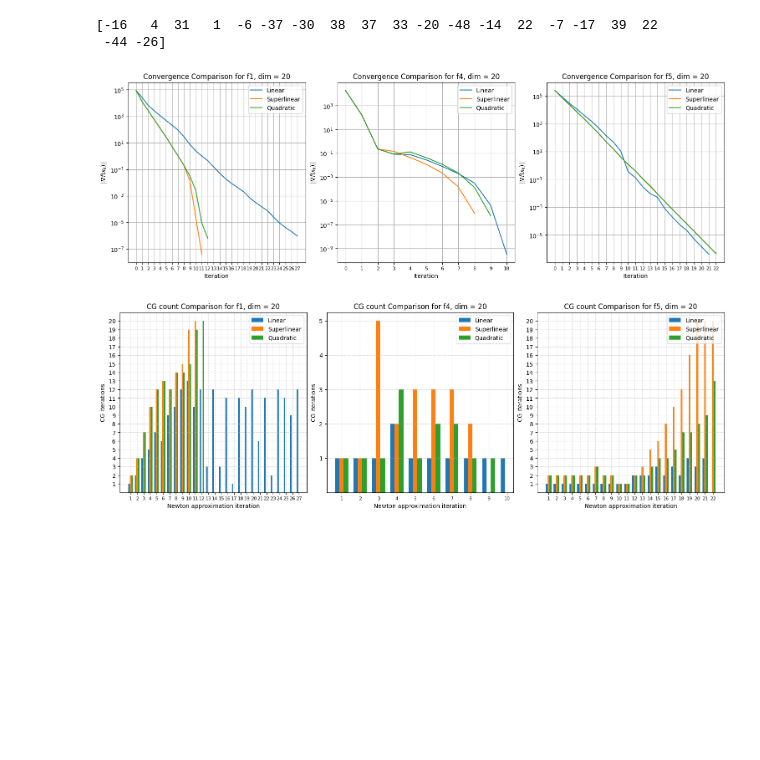
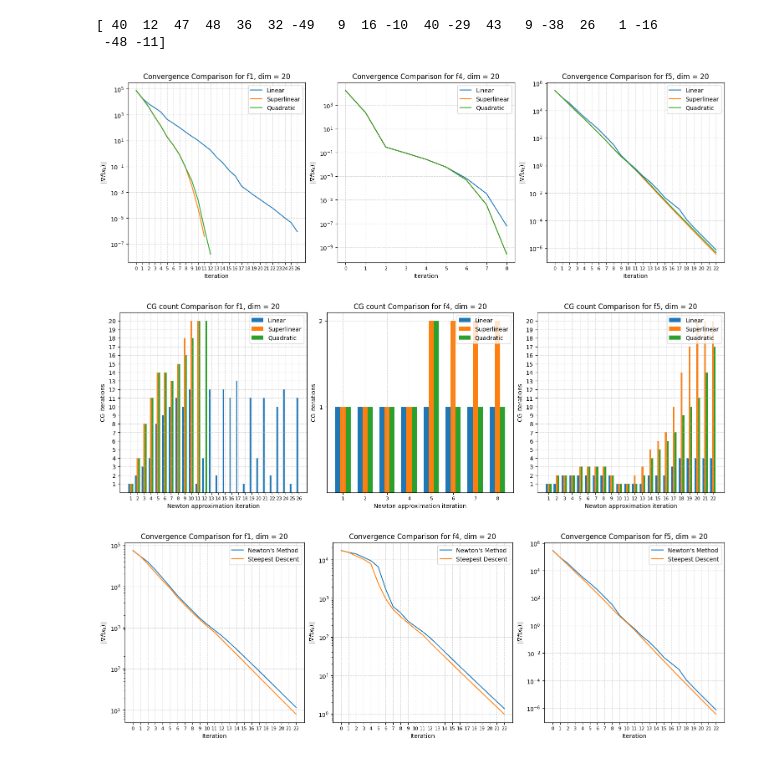
Before and after one commit to mVigholt/NO, a Jupyter notebook: Week 3/Experiments.ipynb, the cells around one changed output. Saved outputs shown, nothing was run; the diff lists cells and outputs as text; code cells hidden in the pictures; blank space fills up the shorter version.

```diff
--- a/Week 3/Experiments.ipynb
+++ b/Week 3/Experiments.ipynb
@@ -230,7 +230,7 @@ import matplotlib.pyplot as plt
 from case_studies import *
 
 def ConvergencePlot(F, XX, types, dim):
-    fig, axes = plt.subplots(1, len(types), figsize=(15, 5), constrained_layout=True)
+    fig, axes = plt.subplots(1, len(F), figsize=(15, 5), constrained_layout=True)
     for i, X in enumerate(XX):
         max_length = max(len(xs) for xs in X)
         for j, label in enumerate(types):
@@ -251,7 +251,7 @@ def ConvergencePlot(F, XX, types, dim):
     plt.show()
 
 def CGCPlot(F, CC, types, dim):
-    fig, axes = plt.subplots(1, len(types), figsize=(15, 5), constrained_layout=True)
+    fig, axes = plt.subplots(1, len(F), figsize=(15, 5), constrained_layout=True)
     for i, C in enumerate(CC):
         categories = len(C)
         max_length = max(len(cgc) for cgc in C)
@@ -274,36 +274,49 @@ def CGCPlot(F, CC, types, dim):
         axes[i].grid(True, linestyle='--', alpha=0.5)
     # plt.tight_layout()
 
     plt.show()
 
 
 dim = 20
-#x_0 = np.random.uniform(-50, 50+1, size=dim)
-x_0 = np.random.randint(-50, 50+1, size=dim)
+rng = np.random.default_rng()
+x_0 = rng.integers(low=-50, high=50+1, size=dim)
+
 print(x_0)
 F1 = np.array(["f1", f1, df1, Hf1])
 F2 = np.array(["f2", f2, df2, Hf2])
 F3 = np.array(["f3", f3, df3, Hf3])
 F4 = np.array(["f4", f4, df4, Hf4])
 F5 = np.array(["f5", f5, df5, Hf5])
 F = np.array([F1, F4, F5])
 types = ["Linear", "Superlinear", "Quadratic"]
 XX = []
 CC = []
 for f in F:
     X = []
     C = []
     for i in range(len(types)):
         xs, cgc = newton_CG(f[1], f[2], f[3], x_0, rate=i)
         X.append(xs)
         C.append(cgc)
     XX.append(X)
     CC.append(C)
 
 ConvergencePlot(F, XX, types, dim)
 CGCPlot(F, CC, types, dim)
+
+
+types2 = ["Newton's Method", "Steepest Descent"]
+XX2 = []
+for f in F:
+    X2 = []
+    for i in range(len(types2)):
+        X2.append(newtons_method(f[1], f[2], f[3], x_0))
+        X2.append(steepest_descent(f[1], f[2], x_0))
+    XX2.append(X)
+ConvergencePlot(F, XX2, types2, dim)
 # %% [output]
-[-16   4  31   1  -6 -37 -30  38  37  33 -20 -48 -14  22  -7 -17  39  22
- -44 -26]
+[ 40  12  47  48  36  32 -49   9  16 -10  40 -29  43   9 -38  26   1 -16
+ -48 -11]
-[figure, old version]
+[figure, new version]
-[figure, old version]
+[figure, new version]
+[figure, added]
```
Also changed, not shown: parts of 2 cells of this notebook.
